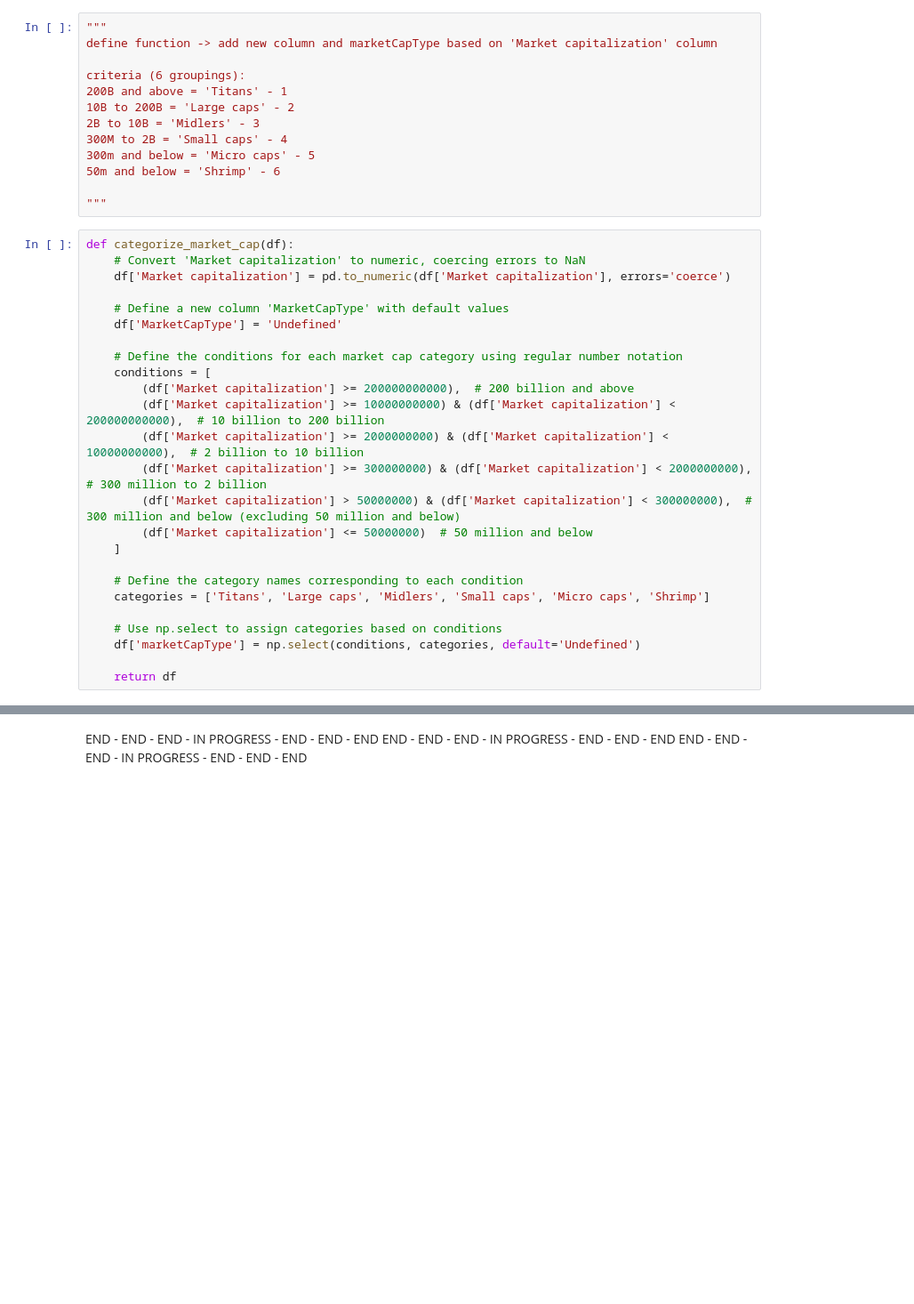
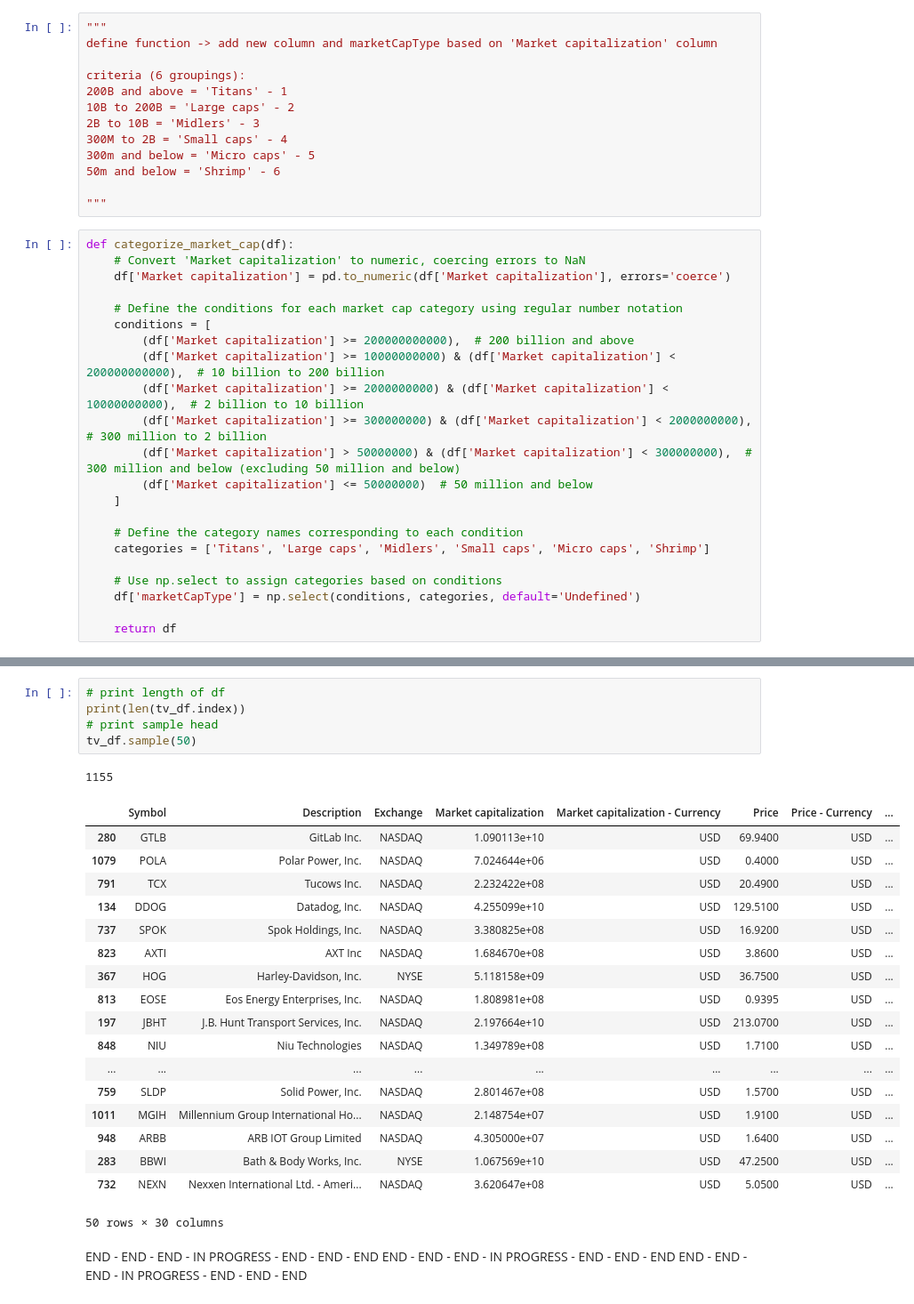
Before and after one commit to sudz4/dark-trader, a Jupyter notebook: stock_screener_TV.ipynb, the cells around one changed output, grey strips where cells are left out. Shown: that part at 89% size. Drawn from its saved outputs; the diff is of its cells as text; blank space fills up the shorter version.

```diff
--- a/stock_screener_TV.ipynb
+++ b/stock_screener_TV.ipynb
@@ -92,9 +69,6 @@ criteria (6 groupings):
 def categorize_market_cap(df):
     # Convert 'Market capitalization' to numeric, coercing errors to NaN
     df['Market capitalization'] = pd.to_numeric(df['Market capitalization'], errors='coerce')
-
-    # Define a new column 'MarketCapType' with default values
-    df['MarketCapType'] = 'Undefined'
 
     # Define the conditions for each market cap category using regular number notation
     conditions = [
@@ -229,3 +170,28 @@ plt.show()
+# %%
+# print length of df
+print(len(tv_df.index))
+# print sample head
+tv_df.sample(50)
+# %% [output]
+1155
+|  | Symbol | Description | Exchange | Market capitalization | Market capitalization - Currency | Price | Price - Currency | ... |
+| 280 | GTLB | GitLab Inc. | NASDAQ | 1.090113e+10 | USD | 69.9400 | USD | ... |
+| 1079 | POLA | Polar Power, Inc. | NASDAQ | 7.024644e+06 | USD | 0.4000 | USD | ... |
+| 791 | TCX | Tucows Inc. | NASDAQ | 2.232422e+08 | USD | 20.4900 | USD | ... |
+| 134 | DDOG | Datadog, Inc. | NASDAQ | 4.255099e+10 | USD | 129.5100 | USD | ... |
+| 737 | SPOK | Spok Holdings, Inc. | NASDAQ | 3.380825e+08 | USD | 16.9200 | USD | ... |
+| 823 | AXTI | AXT Inc | NASDAQ | 1.684670e+08 | USD | 3.8600 | USD | ... |
+| 367 | HOG | Harley-Davidson, Inc. | NYSE | 5.118158e+09 | USD | 36.7500 | USD | ... |
+| 813 | EOSE | Eos Energy Enterprises, Inc. | NASDAQ | 1.808981e+08 | USD | 0.9395 | USD | ... |
+| 197 | JBHT | J.B. Hunt Transport Services, Inc. | NASDAQ | 2.197664e+10 | USD | 213.0700 | USD | ... |
+| 848 | NIU | Niu Technologies | NASDAQ | 1.349789e+08 | USD | 1.7100 | USD | ... |
+| ... | ... | ... | ... | ... | ... | ... | ... | ... |
+| 759 | SLDP | Solid Power, Inc. | NASDAQ | 2.801467e+08 | USD | 1.5700 | USD | ... |
+| 1011 | MGIH | Millennium Group International Ho... | NASDAQ | 2.148754e+07 | USD | 1.9100 | USD | ... |
+| 948 | ARBB | ARB IOT Group Limited | NASDAQ | 4.305000e+07 | USD | 1.6400 | USD | ... |
+| 283 | BBWI | Bath & Body Works, Inc. | NYSE | 1.067569e+10 | USD | 47.2500 | USD | ... |
+| 732 | NEXN | Nexxen International Ltd. - Ameri... | NASDAQ | 3.620647e+08 | USD | 5.0500 | USD | ... |
+50 rows × 30 columns
 # %% [markdown]
 END - END - END - IN PROGRESS - END - END - END END - END - END - IN PROGRESS - END - END - END END - END - END - IN PROGRESS - END - END - END
 # %%
```
Also changed, not shown: parts of 10 cells of this notebook.
